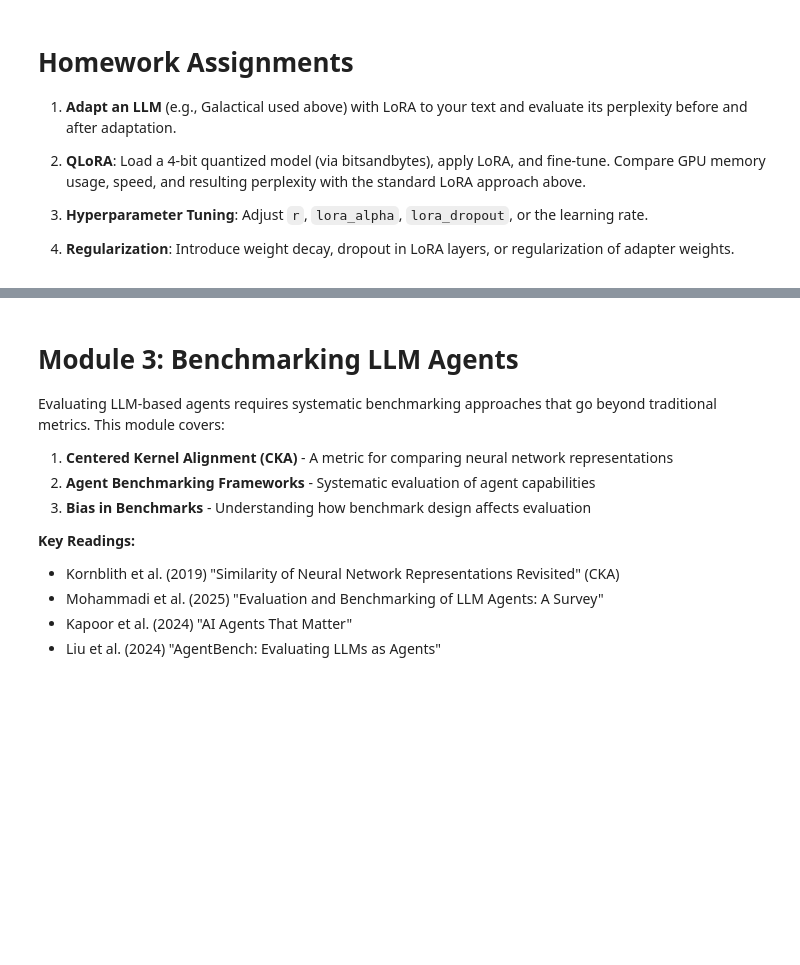
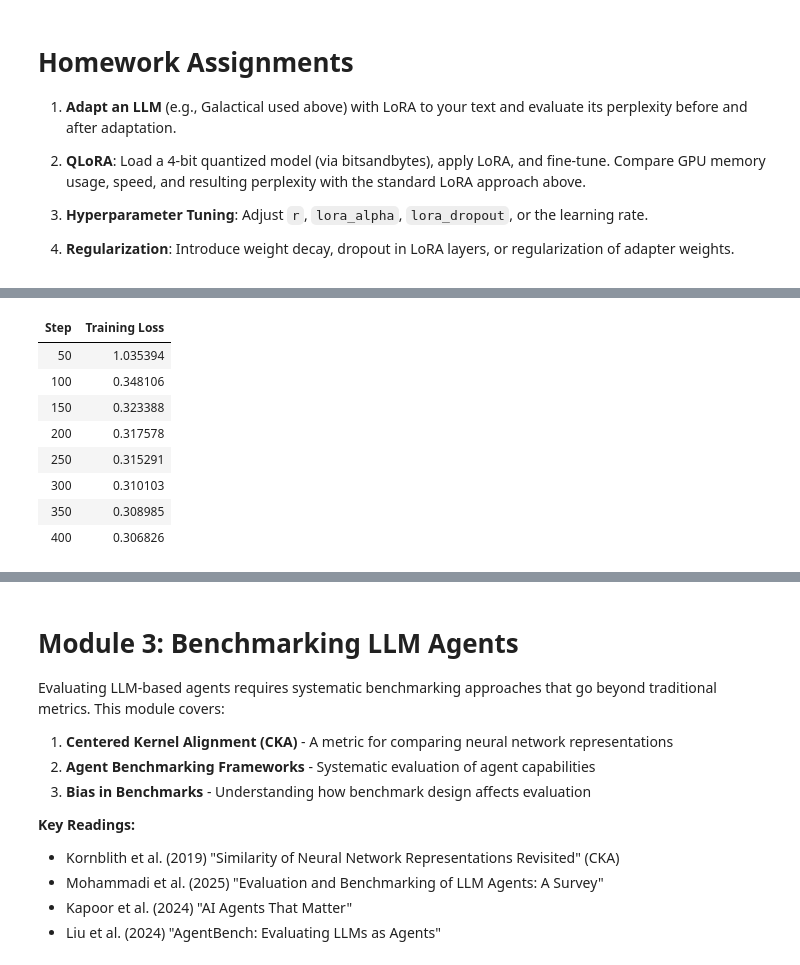
Before and after one commit to cfbc-a25/github-starter-course, a Jupyter notebook: Tutorials-Homework_Notebooks/Week_5_2026.ipynb, the cells around one changed output, grey strips where cells are left out. Saved outputs shown, nothing was run; the diff lists cells and outputs as text; code cells hidden in the pictures; blank space fills up the shorter version.

```diff
--- a/Tutorials-Homework_Notebooks/Week_5_2026.ipynb
+++ b/Tutorials-Homework_Notebooks/Week_5_2026.ipynb
@@ -1287,0 +1965,81 @@ print(f"Validation Perplexity: {val_ppl:.2f}")
+# %%
+from transformers import BitsAndBytesConfig
+from peft import prepare_model_for_kbit_training
+
+def gpu_mem(tag=""):
+    if not torch.cuda.is_available():
+        print(f"{tag} (no cuda)")
+        return
+    torch.cuda.synchronize()
+    alloc = torch.cuda.memory_allocated() / (1024**3)
+    reserv = torch.cuda.memory_reserved() / (1024**3)
+    print(f"{tag} | allocated GB: {alloc:.3f} | reserved GB: {reserv:.3f}")
+
+bnb_config = BitsAndBytesConfig(
+    load_in_4bit=True,
+    bnb_4bit_compute_dtype=torch.float16,
+    bnb_4bit_use_double_quant=True,
+    bnb_4bit_quant_type="nf4",
+)
+
+gpu_mem("Before load 4-bit")
+base_4bit = AutoModelForCausalLM.from_pretrained(
+    MODEL_NAME,
+    device_map="auto",
+    quantization_config=bnb_config,
+)
+base_4bit.resize_token_embeddings(len(tokenizer))
+base_4bit = prepare_model_for_kbit_training(base_4bit)
+gpu_mem("After load 4-bit")
+
+qlora_config = LoraConfig(
+    r=8,
+    lora_alpha=32,
+    lora_dropout=0.05,
+    bias="none",
+    task_type=TaskType.CAUSAL_LM,
+    target_modules=["q_proj","k_proj","v_proj","out_proj"],
+)
+
+model_qlora = get_peft_model(base_4bit, qlora_config)
+model_qlora.print_trainable_parameters()
+
+train_args_q = TrainingArguments(
+    output_dir="wvs-qlora",
+    learning_rate=2e-4,
+    per_device_train_batch_size=4,
+    gradient_accumulation_steps=4,
+    num_train_epochs=1,
+    logging_steps=50,
+    save_strategy="no",
+    fp16=True,
+    report_to="none",
+    max_grad_norm=1.0,
+    **({eval_key: "no"} if eval_key else {})
+)
+
+trainer_q = Trainer(
+    model=model_qlora,
+    args=train_args_q,
+    train_dataset=train_tok,
+    data_collator=collator,
+)
+
+gpu_mem("Before QLoRA train")
+t0 = time.time()
+trainer_q.train()
+print("QLoRA train seconds:", round(time.time()-t0, 2))
+gpu_mem("After QLoRA train")
+
+metrics = Trainer(
+    model=model_qlora,
+    args=eval_args,
+    eval_dataset=eval_tok,
+    data_collator=collator,
+).evaluate()
+
+loss2 = metrics["eval_loss"]
+ppl2 = math.exp(loss2)
+print("WVS QLoRA eval_loss:", loss2)
+print("WVS QLoRA perplexity:", ppl2)
+# %% [output]
@@ -1287,0 +2053,9 @@ print(f"Validation Perplexity: {val_ppl:.2f}")
+| Step | Training Loss |
+| 50 | 1.035394 |
+| 100 | 0.348106 |
+| 150 | 0.323388 |
+| 200 | 0.317578 |
+| 250 | 0.315291 |
+| 300 | 0.310103 |
+| 350 | 0.308985 |
+| 400 | 0.306826 |
```
Also changed, not shown: parts of 78 cells of this notebook.
